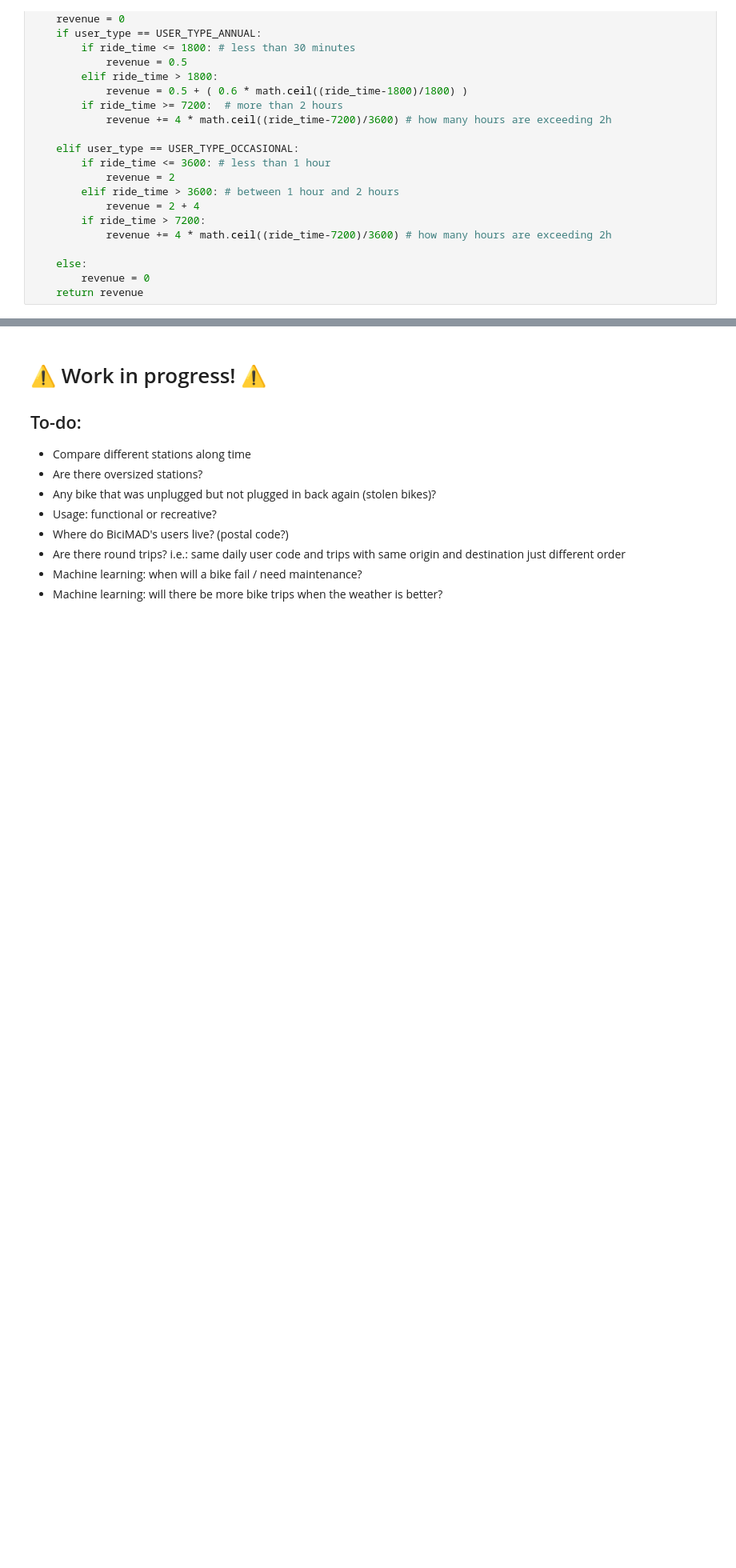
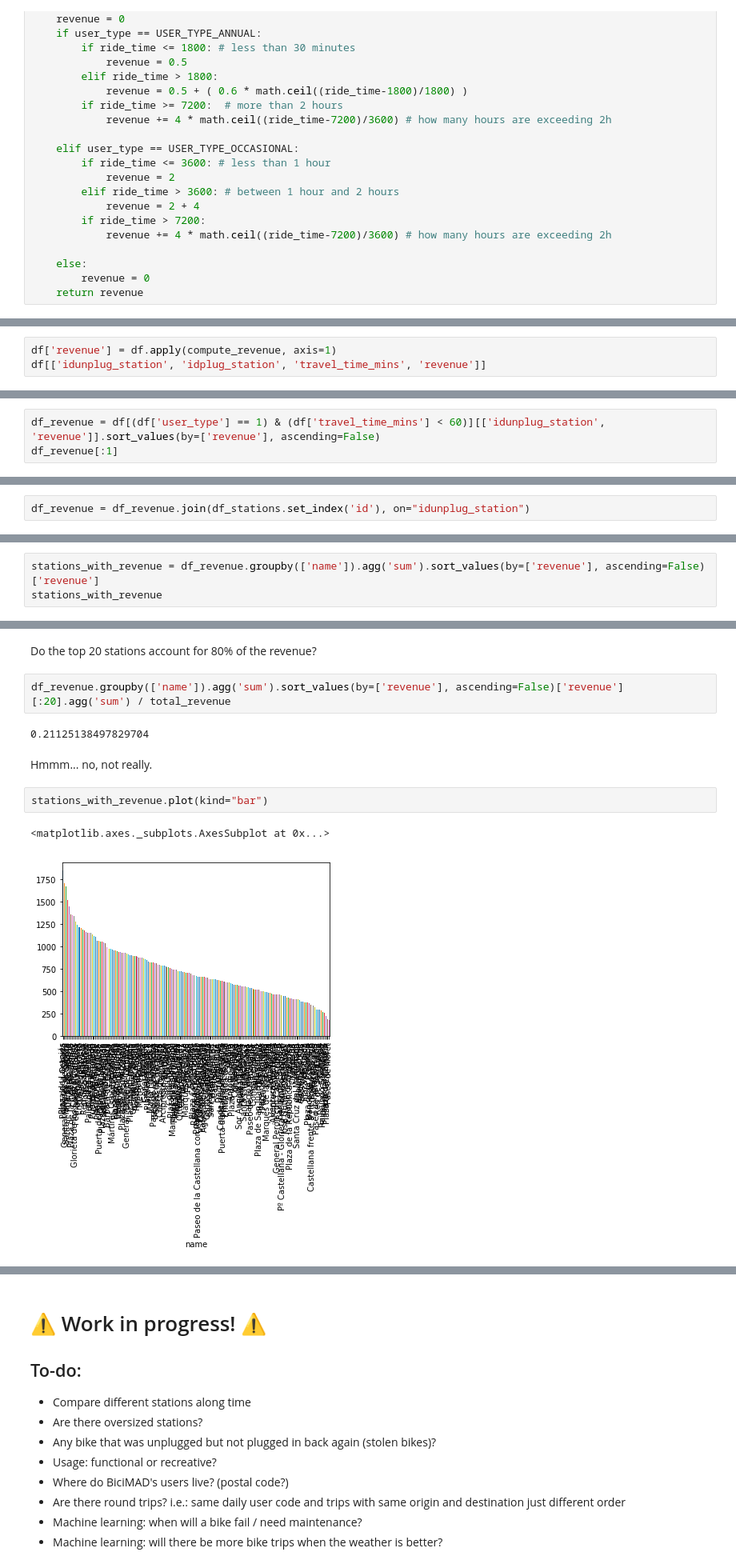
Before and after one commit to rameerez/bicimad-data-analysis, a Jupyter notebook: bicimad-rides-data-analysis.ipynb, the cells around one changed output, grey strips where cells are left out. Shown at 80% size. Cells and saved outputs as stored; diff of their text form; blank space fills up the shorter version.

Commit message:
Now calculating revenue per station :sparkles:

```diff
--- a/bicimad-rides-data-analysis.ipynb
+++ b/bicimad-rides-data-analysis.ipynb
@@ -429,0 +419,3 @@ df['revenue'] = df.apply(lambda x: ride_to_revenue(df['user_type'], df['travel_t
+# %%
+df['revenue'] = df.apply(compute_revenue, axis=1)
+df[['idunplug_station', 'idplug_station', 'travel_time_mins', 'revenue']]
@@ -429,0 +443,3 @@ df['revenue'] = df.apply(lambda x: ride_to_revenue(df['user_type'], df['travel_t
+# %%
+df_revenue = df[(df['user_type'] == 1) & (df['travel_time_mins'] < 60)][['idunplug_station', 'revenue']].sort_values(by=['revenue'], ascending=False)
+df_revenue[:1]
@@ -429,0 +451,2 @@ df['revenue'] = df.apply(lambda x: ride_to_revenue(df['user_type'], df['travel_t
+# %%
+df_revenue = df_revenue.join(df_stations.set_index('id'), on="idunplug_station")
@@ -429,0 +464,3 @@ df['revenue'] = df.apply(lambda x: ride_to_revenue(df['user_type'], df['travel_t
+# %%
+stations_with_revenue = df_revenue.groupby(['name']).agg('sum').sort_values(by=['revenue'], ascending=False)['revenue']
+stations_with_revenue
@@ -429,0 +492,13 @@ df['revenue'] = df.apply(lambda x: ride_to_revenue(df['user_type'], df['travel_t
+# %% [markdown]
+Do the top 20 stations account for 80% of the revenue?
+# %%
+df_revenue.groupby(['name']).agg('sum').sort_values(by=['revenue'], ascending=False)['revenue'][:20].agg('sum') / total_revenue
+# %% [output]
+0.21125138497829704
+# %% [markdown]
+Hmmm... no, not really.
+# %%
+stations_with_revenue.plot(kind="bar")
+# %% [output]
+<matplotlib.axes._subplots.AxesSubplot at 0x...>
+[figure, added]
```
Also changed, not shown: parts of 22 cells of this notebook.
